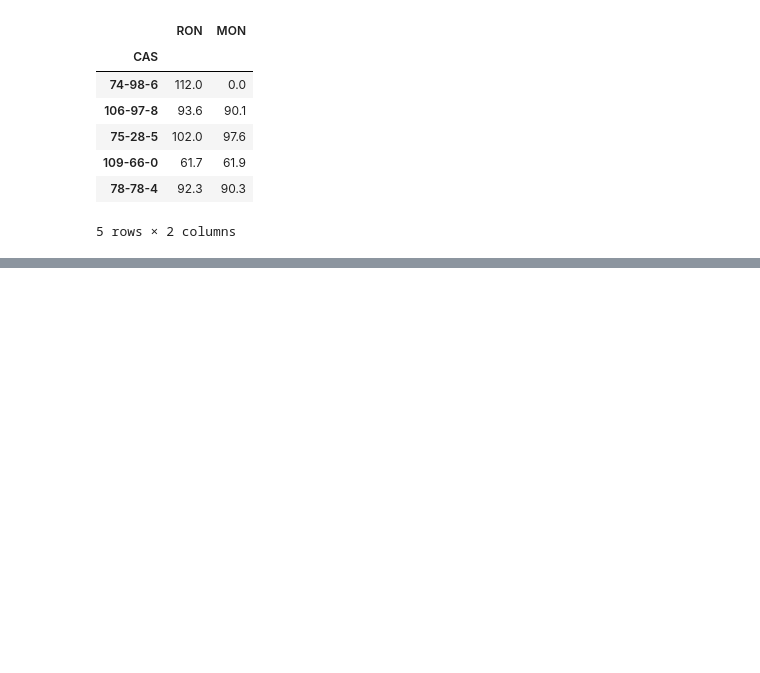
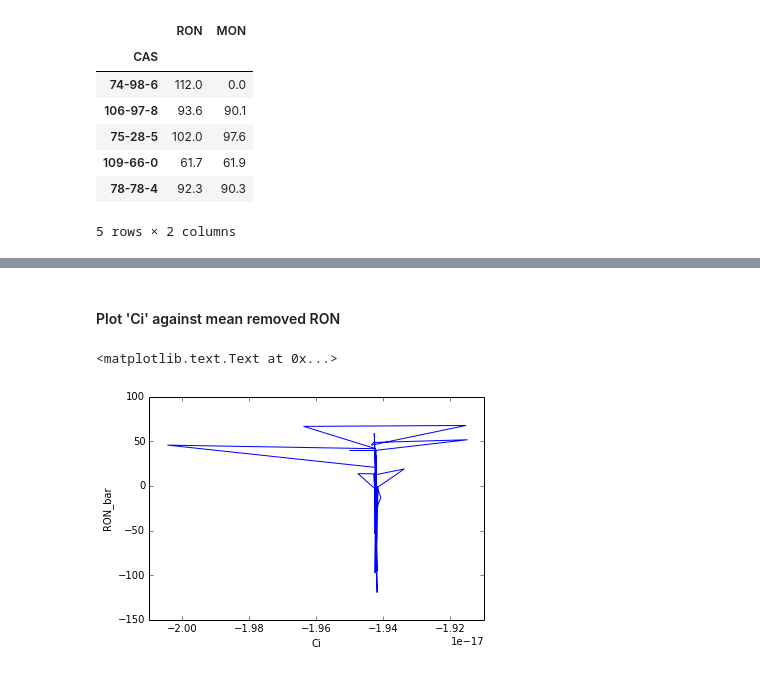
Before and after one commit to BrandonJvV/OctaneNumber, a Jupyter notebook: Normalization.ipynb, the cells around one changed output, grey strips where cells are left out. Saved outputs shown, nothing was run; the diff lists cells and outputs as text; code cells hidden in the pictures; blank space fills up the shorter version.

Commit message:
Octane Number Data Frame, scree plot, Mean RONumber,Ci plot added

```diff
--- a/Normalization.ipynb
+++ b/Normalization.ipynb
@@ -225,0 +223,14 @@ PCA(copy=True, n_components=2, whiten=False)
+# %% [markdown]
+#### Plot 'Ci' against mean removed RON
+# %%
+x = [];
+for CAS in ON_bar.transpose():
+    #So as to get the same CAS order as the ON data frame
+    x.append(pca_df[CAS][0])
+
+plot(x, ON_bar['RON'])
+xlabel('Ci')
+ylabel('RON_bar')
+# %% [output]
+<matplotlib.text.Text at 0x...>
+[figure, added]
```
Also changed, not shown: parts of 2 cells of this notebook.
